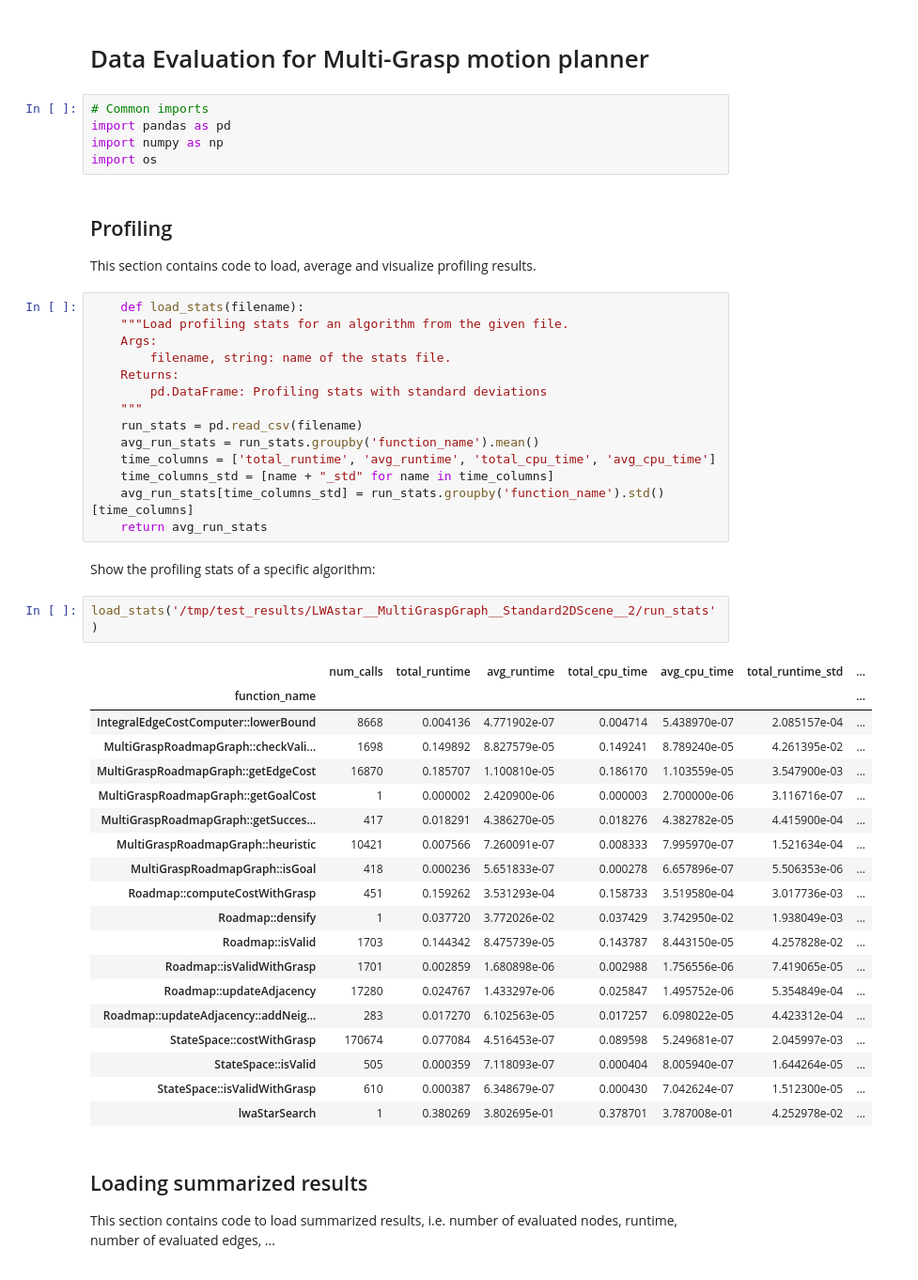
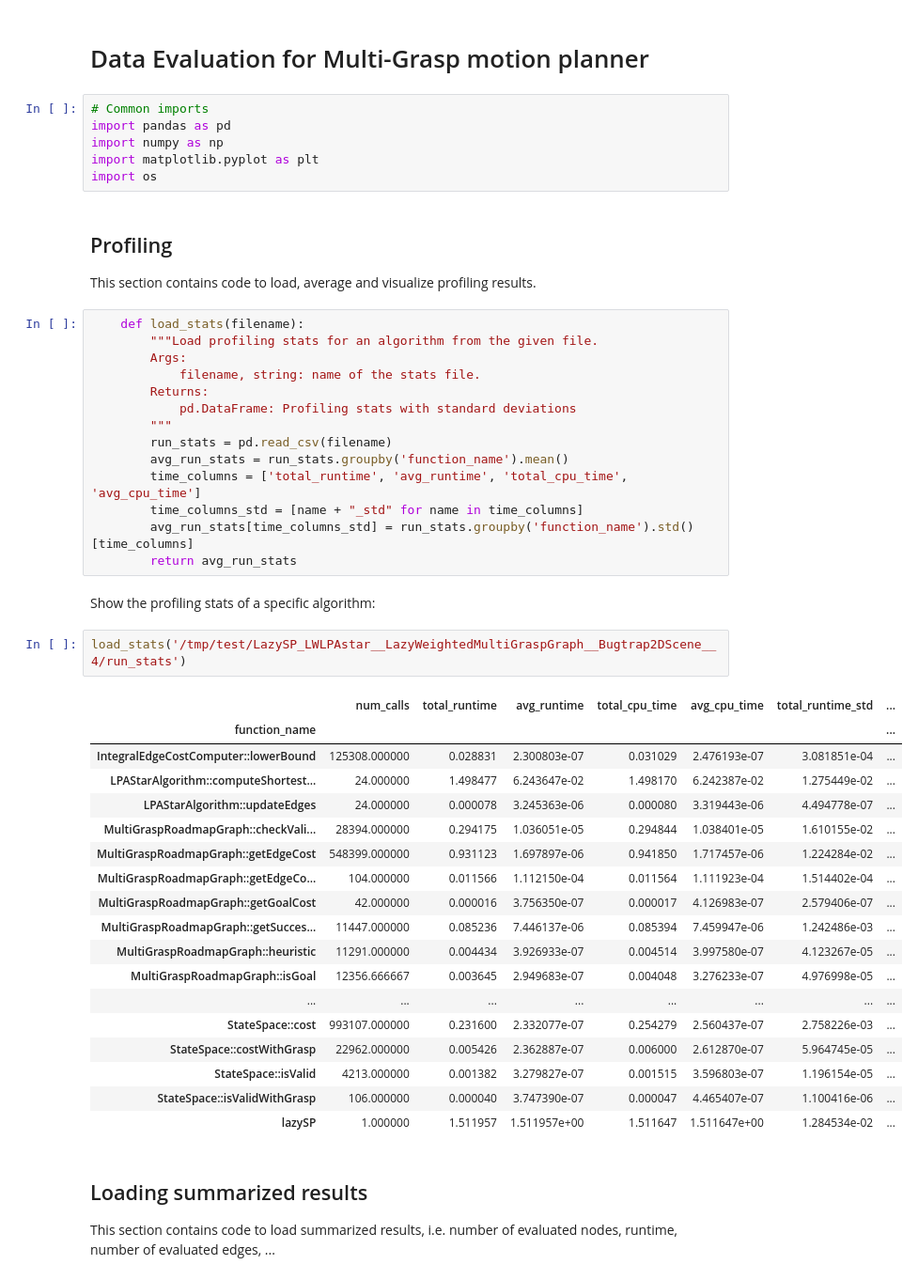
Before and after one commit to malwaru/hfts_grasp_planner, a Jupyter notebook: scripts/notebooks/mg_planner_evaluation.ipynb, the cells around one changed output. Shown at 94% size. Cells and saved outputs as stored; diff of their text form.

```diff
--- a/scripts/notebooks/mg_planner_evaluation.ipynb
+++ b/scripts/notebooks/mg_planner_evaluation.ipynb
@@ -4,48 +4,48 @@
 # Common imports
 import pandas as pd
 import numpy as np
+import matplotlib.pyplot as plt
 import os
 # %% [markdown]
 ## Profiling
 This section contains code to load, average and visualize profiling results.
 # %%
     def load_stats(filename):
-    """Load profiling stats for an algorithm from the given file.
-    Args:
-        filename, string: name of the stats file.
-    Returns:
-        pd.DataFrame: Profiling stats with standard deviations
-    """
-    run_stats = pd.read_csv(filename)
-    avg_run_stats = run_stats.groupby('function_name').mean()
-    time_columns = ['total_runtime', 'avg_runtime', 'total_cpu_time', 'avg_cpu_time']
-    time_columns_std = [name + "_std" for name in time_columns]
-    avg_run_stats[time_columns_std] = run_stats.groupby('function_name').std()[time_columns]
-    return avg_run_stats
+        """Load profiling stats for an algorithm from the given file.
+        Args:
+            filename, string: name of the stats file.
+        Returns:
+            pd.DataFrame: Profiling stats with standard deviations
+        """
+        run_stats = pd.read_csv(filename)
+        avg_run_stats = run_stats.groupby('function_name').mean()
+        time_columns = ['total_runtime', 'avg_runtime', 'total_cpu_time', 'avg_cpu_time']
+        time_columns_std = [name + "_std" for name in time_columns]
+        avg_run_stats[time_columns_std] = run_stats.groupby('function_name').std()[time_columns]
+        return avg_run_stats
 # %% [markdown]
 Show the profiling stats of a specific algorithm:
 # %%
-load_stats('/tmp/test_results/LWAstar__MultiGraspGraph__Standard2DScene__2/run_stats')
+load_stats('/tmp/test/LazySP_LWLPAstar__LazyWeightedMultiGraspGraph__Bugtrap2DScene__4/run_stats')
 # %% [output]
 |  | num_calls | total_runtime | avg_runtime | total_cpu_time | avg_cpu_time | total_runtime_std | ... |
 | function_name |  |  |  |  |  |  | ... |
-| IntegralEdgeCostComputer::lowerBound | 8668 | 0.004136 | 4.771902e-07 | 0.004714 | 5.438970e-07 | 2.085157e-04 | ... |
-| MultiGraspRoadmapGraph::checkVali... | 1698 | 0.149892 | 8.827579e-05 | 0.149241 | 8.789240e-05 | 4.261395e-02 | ... |
-| MultiGraspRoadmapGraph::getEdgeCost | 16870 | 0.185707 | 1.100810e-05 | 0.186170 | 1.103559e-05 | 3.547900e-03 | ... |
-| MultiGraspRoadmapGraph::getGoalCost | 1 | 0.000002 | 2.420900e-06 | 0.000003 | 2.700000e-06 | 3.116716e-07 | ... |
-| MultiGraspRoadmapGraph::getSucces... | 417 | 0.018291 | 4.386270e-05 | 0.018276 | 4.382782e-05 | 4.415900e-04 | ... |
-| MultiGraspRoadmapGraph::heuristic | 10421 | 0.007566 | 7.260091e-07 | 0.008333 | 7.995970e-07 | 1.521634e-04 | ... |
-| MultiGraspRoadmapGraph::isGoal | 418 | 0.000236 | 5.651833e-07 | 0.000278 | 6.657896e-07 | 5.506353e-06 | ... |
-| Roadmap::computeCostWithGrasp | 451 | 0.159262 | 3.531293e-04 | 0.158733 | 3.519580e-04 | 3.017736e-03 | ... |
-| Roadmap::densify | 1 | 0.037720 | 3.772026e-02 | 0.037429 | 3.742950e-02 | 1.938049e-03 | ... |
-| Roadmap::isValid | 1703 | 0.144342 | 8.475739e-05 | 0.143787 | 8.443150e-05 | 4.257828e-02 | ... |
-| Roadmap::isValidWithGrasp | 1701 | 0.002859 | 1.680898e-06 | 0.002988 | 1.756556e-06 | 7.419065e-05 | ... |
-| Roadmap::updateAdjacency | 17280 | 0.024767 | 1.433297e-06 | 0.025847 | 1.495752e-06 | 5.354849e-04 | ... |
-| Roadmap::updateAdjacency::addNeig... | 283 | 0.017270 | 6.102563e-05 | 0.017257 | 6.098022e-05 | 4.423312e-04 | ... |
-| StateSpace::costWithGrasp | 170674 | 0.077084 | 4.516453e-07 | 0.089598 | 5.249681e-07 | 2.045997e-03 | ... |
-| StateSpace::isValid | 505 | 0.000359 | 7.118093e-07 | 0.000404 | 8.005940e-07 | 1.644264e-05 | ... |
-| StateSpace::isValidWithGrasp | 610 | 0.000387 | 6.348679e-07 | 0.000430 | 7.042624e-07 | 1.512300e-05 | ... |
-| lwaStarSearch | 1 | 0.380269 | 3.802695e-01 | 0.378701 | 3.787008e-01 | 4.252978e-02 | ... |
+| IntegralEdgeCostComputer::lowerBound | 125308.000000 | 0.028831 | 2.300803e-07 | 0.031029 | 2.476193e-07 | 3.081851e-04 | ... |
+| LPAStarAlgorithm::computeShortest... | 24.000000 | 1.498477 | 6.243647e-02 | 1.498170 | 6.242387e-02 | 1.275449e-02 | ... |
+| LPAStarAlgorithm::updateEdges | 24.000000 | 0.000078 | 3.245363e-06 | 0.000080 | 3.319443e-06 | 4.494778e-07 | ... |
+| MultiGraspRoadmapGraph::checkVali... | 28394.000000 | 0.294175 | 1.036051e-05 | 0.294844 | 1.038401e-05 | 1.610155e-02 | ... |
+| MultiGraspRoadmapGraph::getEdgeCost | 548399.000000 | 0.931123 | 1.697897e-06 | 0.941850 | 1.717457e-06 | 1.224284e-02 | ... |
+| MultiGraspRoadmapGraph::getEdgeCo... | 104.000000 | 0.011566 | 1.112150e-04 | 0.011564 | 1.111923e-04 | 1.514402e-04 | ... |
+| MultiGraspRoadmapGraph::getGoalCost | 42.000000 | 0.000016 | 3.756350e-07 | 0.000017 | 4.126983e-07 | 2.579406e-07 | ... |
+| MultiGraspRoadmapGraph::getSucces... | 11447.000000 | 0.085236 | 7.446137e-06 | 0.085394 | 7.459947e-06 | 1.242486e-03 | ... |
+| MultiGraspRoadmapGraph::heuristic | 11291.000000 | 0.004434 | 3.926933e-07 | 0.004514 | 3.997580e-07 | 4.123267e-05 | ... |
+| MultiGraspRoadmapGraph::isGoal | 12356.666667 | 0.003645 | 2.949683e-07 | 0.004048 | 3.276233e-07 | 4.976998e-05 | ... |
+| ... | ... | ... | ... | ... | ... | ... | ... |
+| StateSpace::cost | 993107.000000 | 0.231600 | 2.332077e-07 | 0.254279 | 2.560437e-07 | 2.758226e-03 | ... |
+| StateSpace::costWithGrasp | 22962.000000 | 0.005426 | 2.362887e-07 | 0.006000 | 2.612870e-07 | 5.964745e-05 | ... |
+| StateSpace::isValid | 4213.000000 | 0.001382 | 3.279827e-07 | 0.001515 | 3.596803e-07 | 1.196154e-05 | ... |
+| StateSpace::isValidWithGrasp | 106.000000 | 0.000040 | 3.747390e-07 | 0.000047 | 4.465407e-07 | 1.100416e-06 | ... |
+| lazySP | 1.000000 | 1.511957 | 1.511957e+00 | 1.511647 | 1.511647e+00 | 1.284534e-02 | ... |
 # %% [markdown]
 ## Loading summarized results
 This section contains code to load summarized results, i.e. number of evaluated nodes, runtime, number of evaluated edges, ...
```
Also changed, not shown: parts of 4 cells of this notebook.
